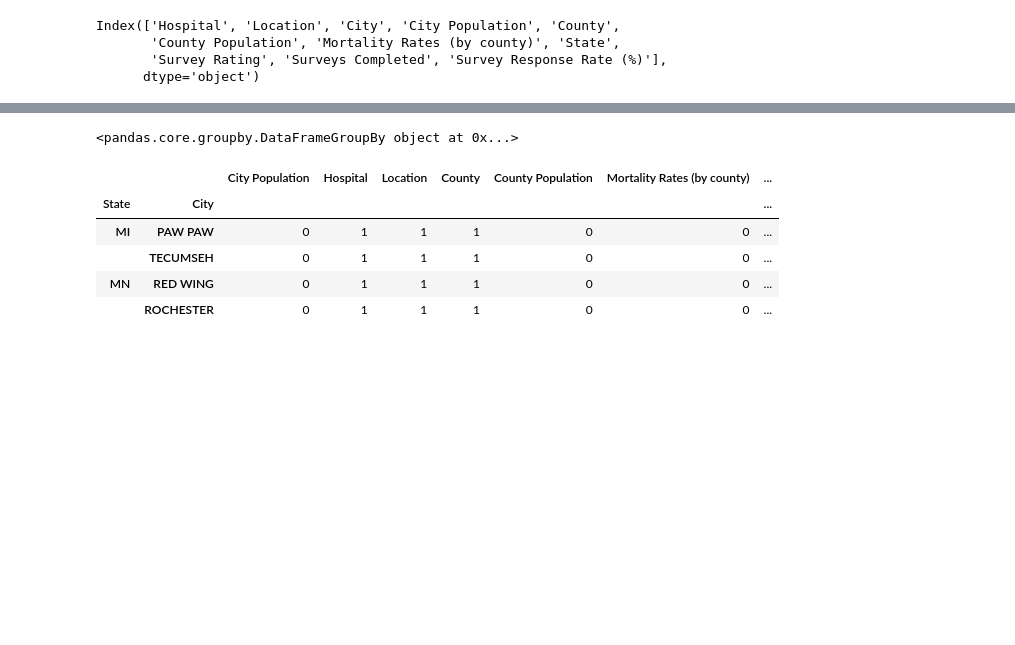
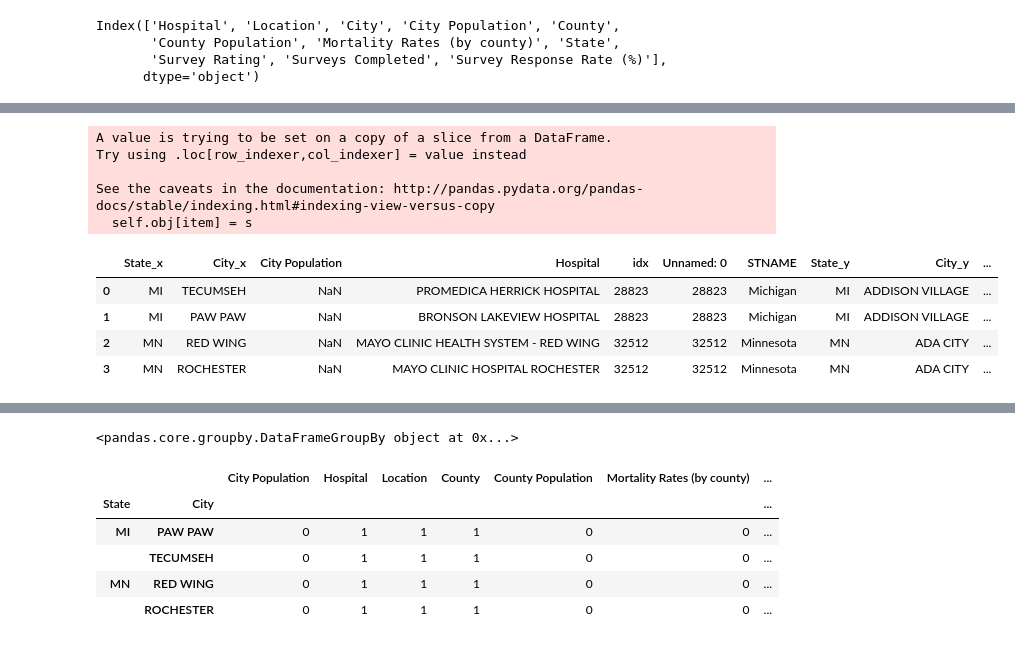
Before and after one commit to rabotr/proj-1-healthcare, a Jupyter notebook: TEST_Population_DATAFRAME.ipynb, the cells around one changed output, grey strips where cells are left out. Saved outputs shown, nothing was run; the diff lists cells and outputs as text; code cells hidden in the pictures; blank space fills up the shorter version.

Commit message:
update_TEST

```diff
--- a/TEST_Population_DATAFRAME.ipynb
+++ b/TEST_Population_DATAFRAME.ipynb
@@ -166,3 +56,6 @@ PE.head()
 | 1 | MI | TECUMSEH | NaN | PROMEDICA HERRICK HOSPITAL | 500 E POTTAWATAMIE STREET\nTECUMS... | LENAWEE | NaN | ... |
 | 2 | MI | PAW PAW | NaN | BRONSON LAKEVIEW HOSPITAL | 408 HAZEN STREET\nPAW PAW, MI\n(4... | VAN BUREN | NaN | ... |
 | 3 | MN | ROCHESTER | NaN | MAYO CLINIC HOSPITAL ROCHESTER | 1216 SECOND STREET SOUTHWEST\nROC... | OLMSTED | NaN | ... |
+# %%
+PE = test_pd[['State', 'City','City Population','Hospital', ]]
+PE.head()
@@ -168,0 +71,31 @@ PE.head()
+# %%
+# https://stackoverflow.com/questions/42698281/pandas-if-value-in-a-dataframe-contains-string-from-another-dataframe-append
+# Merge PE (df1) and population (df2) dfs
+
+def return_nan(tup):
+    return(np.nan if len(tup[0]) == 0 else tup[0][0])
+
+
+def get_indexes_match(State, City):
+    return([return_nan(np.where([x in e for x in City])) for e in State])
+
+
+def merge(PE, population, left_on, right_on):
+    PE.loc[:, 'idx'] = get_indexes_match(PE[left_on].values,
+                                          population[right_on].values)
+    population.loc[:, 'idx'] = np.arange(len(population))
+    return(pd.merge(PE, population, how='left', on='idx'))
+
+
+merge(PE, population, left_on='State', right_on='State')
+# %% [output]
+A value is trying to be set on a copy of a slice from a DataFrame.
+Try using .loc[row_indexer,col_indexer] = value instead
+
+See the caveats in the documentation: http://pandas.pydata.org/pandas-docs/stable/indexing.html#indexing-view-versus-copy
+  self.obj[item] = s
+|  | State_x | City_x | City Population | Hospital | idx | Unnamed: 0 | STNAME | State_y | City_y | ... |
+| 0 | MI | TECUMSEH | NaN | PROMEDICA HERRICK HOSPITAL | 28823 | 28823 | Michigan | MI | ADDISON VILLAGE | ... |
+| 1 | MI | PAW PAW | NaN | BRONSON LAKEVIEW HOSPITAL | 28823 | 28823 | Michigan | MI | ADDISON VILLAGE | ... |
+| 2 | MN | RED WING | NaN | MAYO CLINIC HEALTH SYSTEM - RED WING | 32512 | 32512 | Minnesota | MN | ADA CITY | ... |
+| 3 | MN | ROCHESTER | NaN | MAYO CLINIC HOSPITAL ROCHESTER | 32512 | 32512 | Minnesota | MN | ADA CITY | ... |
```
Also changed, not shown: parts of 25 cells of this notebook.
